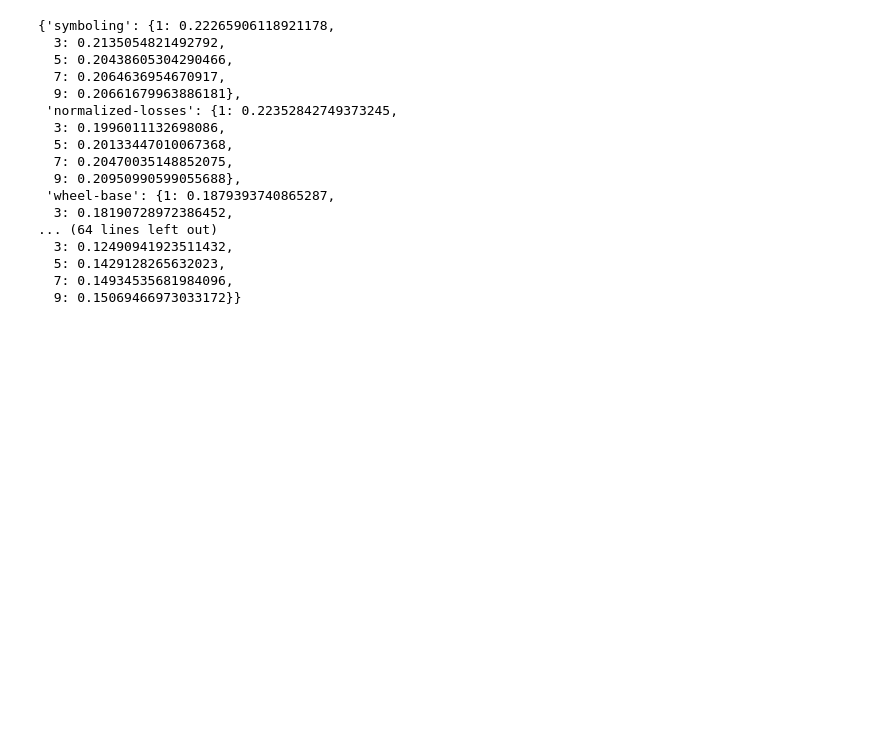
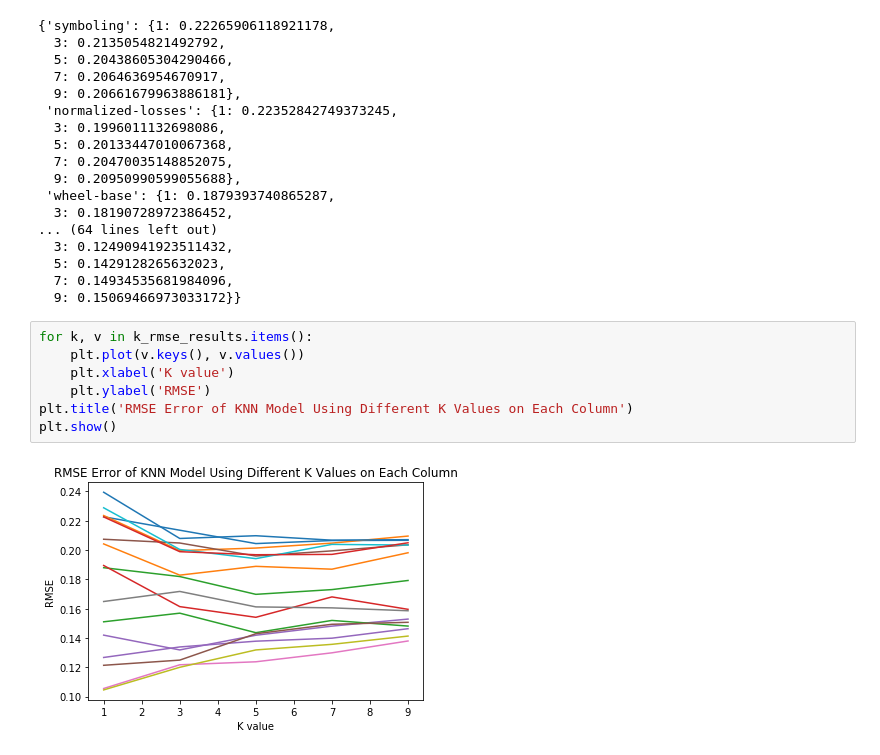
Before and after one commit to hsdistefa/predicting-car-prices, a Jupyter notebook: predicting-car-prices.ipynb, the cells around one changed output. Drawn from its saved outputs; the diff is of its cells as text; blank space fills up the shorter version.

Commit message:
Added visualize error of KNN model

```diff
--- a/predicting-car-prices.ipynb
+++ b/predicting-car-prices.ipynb
@@ -277,3 +277,12 @@ k_rmse_results
   5: 0.1429128265632023,
   7: 0.14934535681984096,
   9: 0.15069466973033172}}
+# %%
+for k, v in k_rmse_results.items():
+    plt.plot(v.keys(), v.values())
+    plt.xlabel('K value')
+    plt.ylabel('RMSE')
+plt.title('RMSE Error of KNN Model Using Different K Values on Each Column')
+plt.show()
+# %% [output]
+[figure, added]
```
